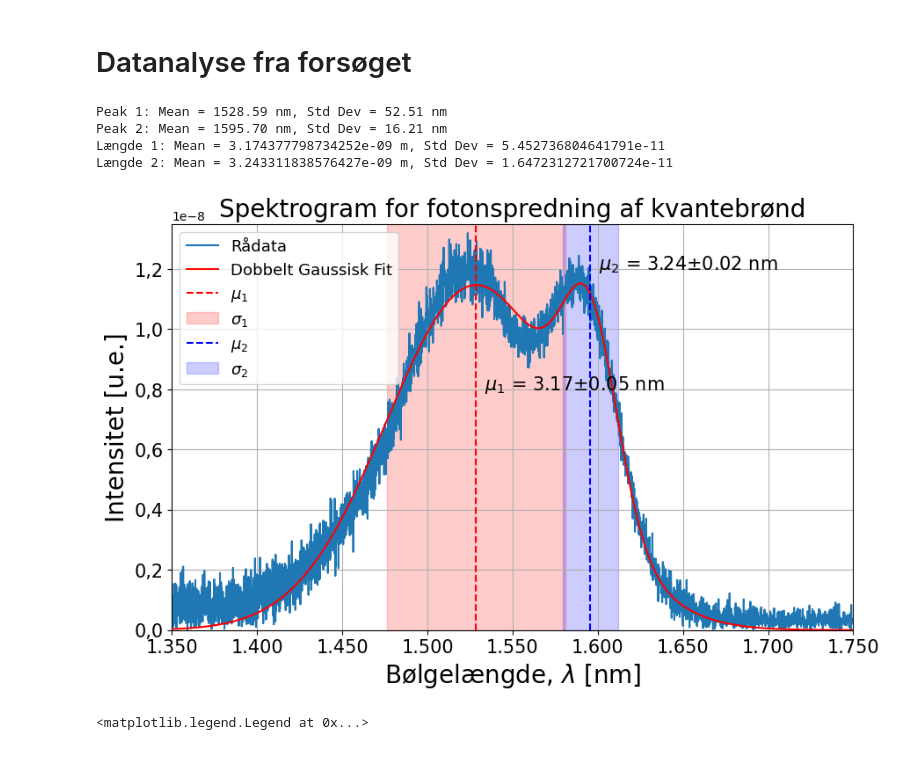
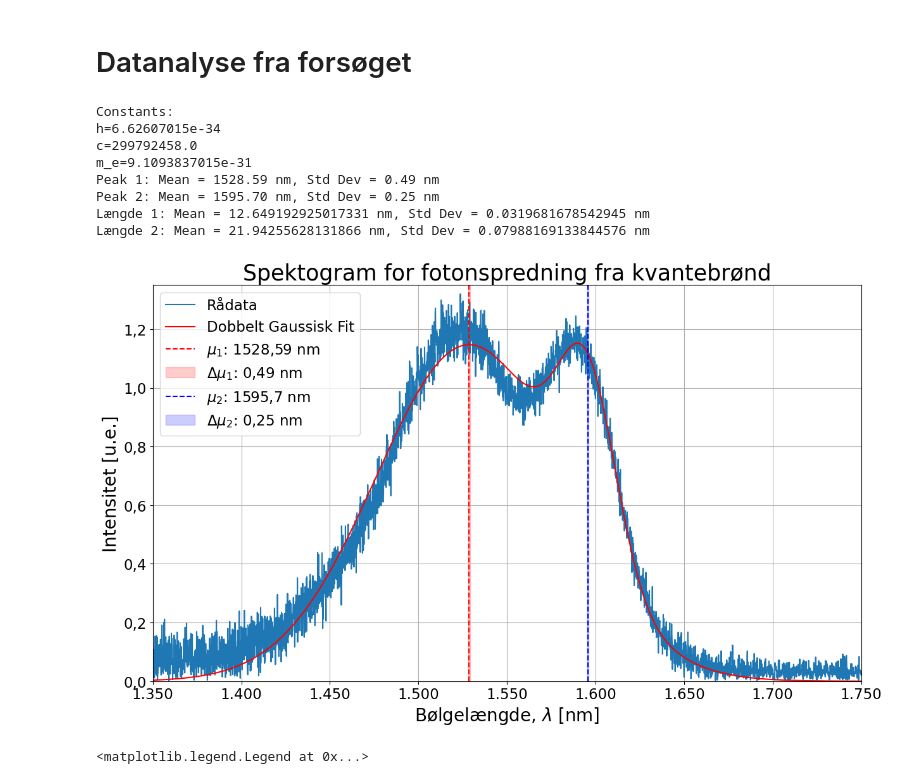
Before and after one commit to ChristofferPold/potentialbrond25, a Jupyter notebook: halvleder_nan_kode.ipynb, the cells around one changed output. Drawn from its saved outputs; the diff is of its cells as text; code cells hidden in the pictures.

Commit message:
Add files via upload
Ændrede variabelnavne for at være mere ala rapport. Korrigerede fejl i ligninger. Ryddede op i pakker

```diff
--- a/halvleder_nan_kode.ipynb
+++ b/halvleder_nan_kode.ipynb
@@ -138,7 +138,7 @@ for n, E in enumerate(energy_levels*e, start=1):
     kappa = np.sqrt(2 * m_eff * (U0 - E)) / hbar  # Kappa - svarer til udenfor brønden
 
     # Symboler til ligninger
-    A, C, x = symbols("A C x")
+    A, C, x, B, D = symbols("A C x, B, D")
     if n % 2 != 0:  # For ulige n, dvs symmetriske løsninger (Laveste energitilstand er altid den symmetriske løsning)
         # Integrerer funktionerne fra -oo til -L/2 derfra til L/2 og derfra til oo
         led1 = sp.integrate((C * exp(x * kappa))**2, (x, -sp.oo, -L/2))
@@ -192,31 +192,31 @@ for n, E in enumerate(energy_levels*e, start=1):
 
     else:  # For de antisymmetriske, fremgangsmåden er ens
 
-        led1 = sp.integrate((C * exp(x * kappa))**2, (x, -sp.oo, -L/2))
-        led3 = sp.integrate((C * exp(-x * kappa))**2, (x, L/2, sp.oo))
-        led2 = sp.integrate((A * cos(a * x))**2, (x, -L/2, L/2))
+        led1 = sp.integrate((-D * exp(x * kappa))**2, (x, -sp.oo, -L/2))
+        led3 = sp.integrate((D * exp(-x * kappa))**2, (x, L/2, sp.oo))
+        led2 = sp.integrate((B * sin(a * x))**2, (x, -L/2, L/2))
 
 
         udtryk = Eq(1, led1 + led2 + led3)
 
 
-        Eq1 = Eq(C * exp(-L * kappa / 2), A * sin(-L * a / 2))
+        Eq1 = Eq(-D * exp(-L * kappa / 2), B * sin(-L * a / 2))
 
 
-        sol = sp.solve([udtryk, Eq1], (A, C))
+        sol = sp.solve([udtryk, Eq1], (B, D))
 
 
         def psi1(x):
-            C_val = sol[1][0] / 60
-            return (C_val * np.exp(x * kappa))
+            D_val = sol[1][0] / 60
+            return (D_val * np.exp(x * kappa))
 
         def psi3(x):
-            C_val = sol[1][0] / 60
-            return (C_val * np.exp(-x * kappa))
+            D_val = sol[1][0] / 60
+            return (D_val * np.exp(-x * kappa))
 
         def psi2(x):
-            A_val = sol[1][0] / 60
-            return (A_val * sin(a * x))
+            B_val = sol[1][0] / 60
+            return (B_val * sin(a * x))
 
         x1 = np.linspace(-(L*2), -L/2, 1000)
         y1 = np.array([psi1(i) for i in x1])
@@ -269,18 +269,6 @@ plt.show()
 # %% [markdown]
 # Datanalyse fra forsøget
 # %%
-import numpy as np
-import locale
-import matplotlib.ticker as tkr
-import matplotlib.pyplot as plt
-from scipy.optimize import curve_fit
-from scipy.constants import h, c, m_e
-import uncertainties as unc
-# Sørg for alle pakker er installeret
-print(f"Constants:\n{h=}\n{c=}\n{m_e=}")
-locale.setlocale(locale.LC_ALL, "German")
-
-
 def calc_L(l, sigma=0, n=1):
     m = m_e*0.046
     hbar = h/(2*np.pi)
@@ -344,38 +332,42 @@ ax.plot(wavelengths, intensity, linestyle="solid", label="Rådata")
 ax.plot(wavelengths, fitted_curve, label='Dobbelt Gaussisk Fit', color='red', linestyle="solid")
 
 # Plt plot setup
 titlesize = 25
 labelScale = 0.8
 tickScale = 0.66
 
 # Lige nu er akserne 80% af titlesize og tick, text og legend er 66%
 ax.vlines(mu1, 0, 1, color="red", linestyle="dashed", label="$\\mu_1$: "+str(round(mu1,2)).replace(".",",")+" nm")
 ax.axvspan(mu1-dmu1, mu1+dmu1, alpha=0.2, color="red", label="$\\Delta\\mu_1$: "+str(round(dmu1,2)).replace(".",",")+" nm")
 ax.vlines(mu2, 0, 1, color="blue", linestyle="dashed", label="$\\mu_2$: "+str(round(mu2,2)).replace(".",",")+" nm")
 ax.axvspan(mu2-dmu2, mu2+dmu2, alpha=0.2, color="blue", label="$\\Delta\\mu_2$: "+str(round(dmu2,2)).replace(".",",")+" nm")
 
 ax.set_title("Spektogram for fotonspredning fra kvantebrønd", fontsize=titlesize)
 ax.set_xlabel("Bølgelængde, $\\lambda$ [nm]", fontsize = titlesize*labelScale)
 ax.set_ylabel("Intensitet [u.e.]", fontsize = titlesize*labelScale)
 custom_ticks = []
 for tick in ax.get_yticks()[1:]:
     custom_ticks.append(str(round(tick, 2)).replace(".", ","))
 ax.set_yticks(np.array([0,0.2,0.4,0.6,0.8,1.0,1.2])*1e-8,custom_ticks)
 
 ax.set_xlim(1350,1750)
 ax.set_ylim(0,1.35e-8)
 ax.tick_params("both", labelsize=titlesize*tickScale)
 ax.grid()
 ax.legend(fontsize=titlesize*tickScale, loc="upper left")
 
 plt.savefig("./data_plot.png") # Gemmer automatisk dataplottet i samme directory.
 plt.show()
 # %% [output]
-Peak 1: Mean = 1528.59 nm, Std Dev = 52.51 nm
-Peak 2: Mean = 1595.70 nm, Std Dev = 16.21 nm
-Længde 1: Mean = 3.174377798734252e-09 m, Std Dev = 5.452736804641791e-11
-Længde 2: Mean = 3.243311838576427e-09 m, Std Dev = 1.6472312721700724e-11
+Constants:
+h=6.62607015e-34
+c=299792458.0
+m_e=9.1093837015e-31
+Peak 1: Mean = 1528.59 nm, Std Dev = 0.49 nm
+Peak 2: Mean = 1595.70 nm, Std Dev = 0.25 nm
+Længde 1: Mean = 12.649192925017331 nm, Std Dev = 0.0319681678542945 nm
+Længde 2: Mean = 21.94255628131866 nm, Std Dev = 0.07988169133844576 nm
-[figure, old version]
+[figure, new version]
 # %%
 def en(n,L):
     return (n**2*np.pi**2*hbar**2)/(2*m_eff*L**2)
```
Also changed, not shown: parts of 1 cell of this notebook.
